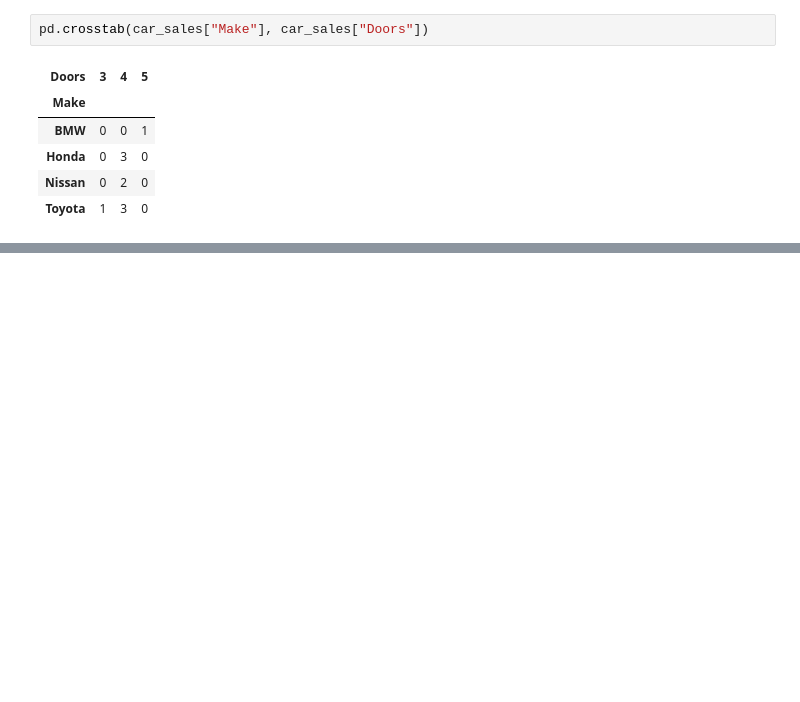
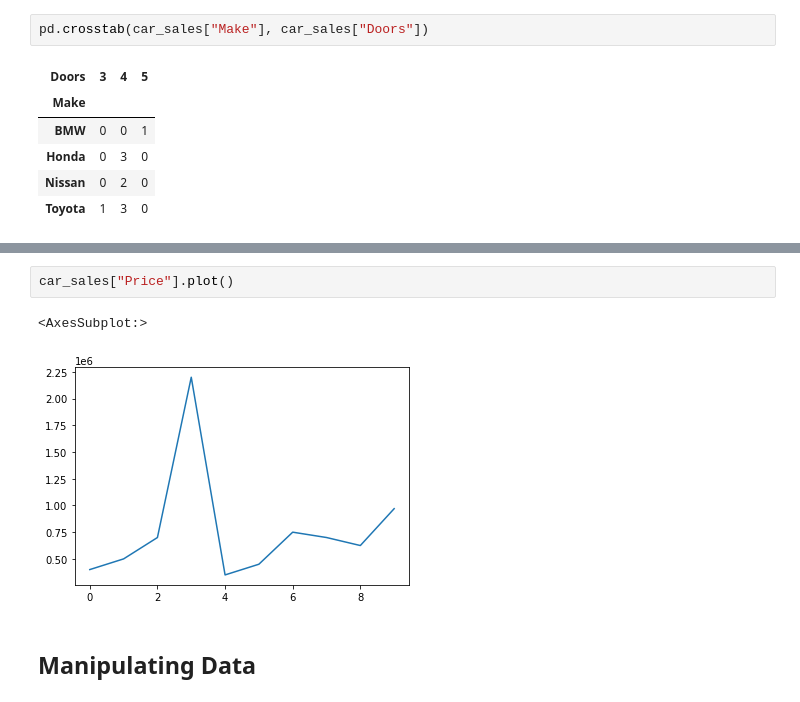
Before and after one commit to ishwar6/ML-AI-and-Data-Science-, a Jupyter notebook: Pandas - Data Selection .ipynb, the cells around one changed output, grey strips where cells are left out. Drawn from its saved outputs; the diff is of its cells as text; blank space fills up the shorter version.

```diff
--- a/Pandas - Data Selection .ipynb
+++ b/Pandas - Data Selection .ipynb
@@ -353,0 +412,7 @@ import matplotlib.pyplot as plt
+# %%
+car_sales["Price"].plot()
+# %% [output]
+<AxesSubplot:>
+[figure, added]
+# %% [markdown]
+## Manipulating Data
```
Also changed, not shown: parts of 46 cells of this notebook, 2 other files.
